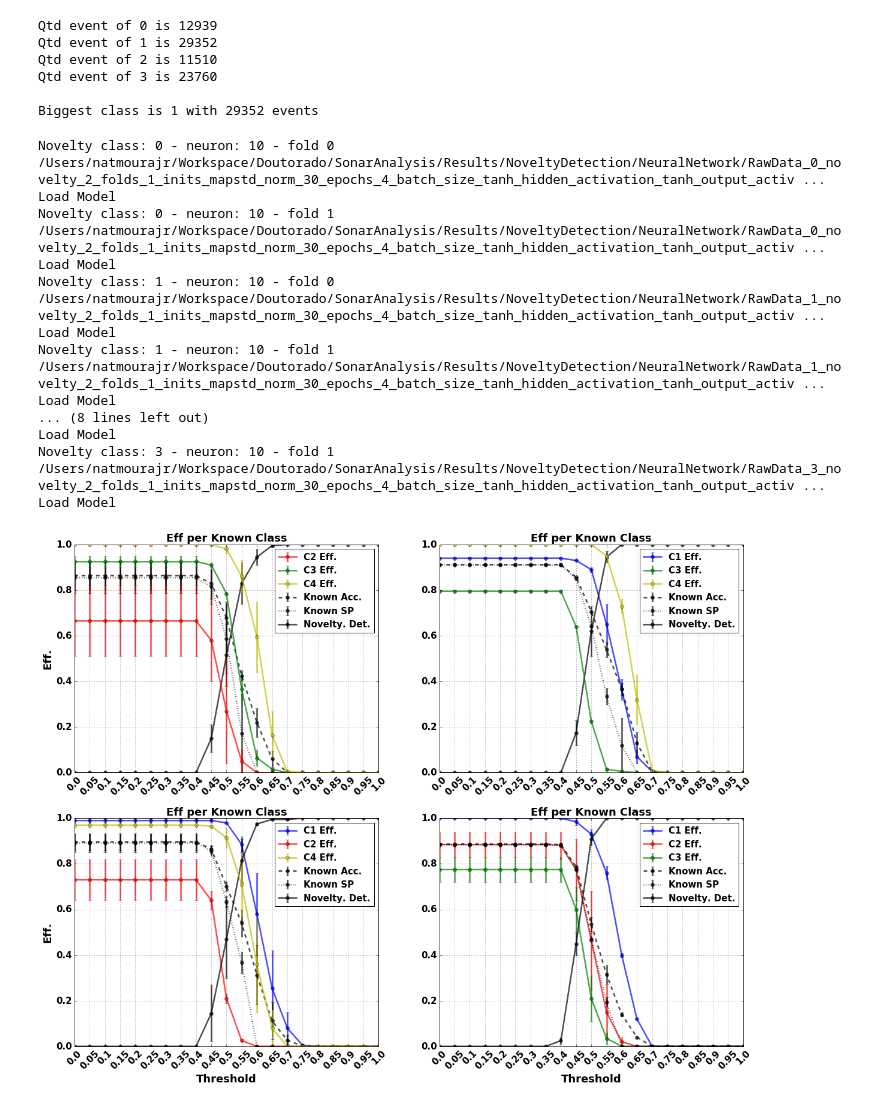
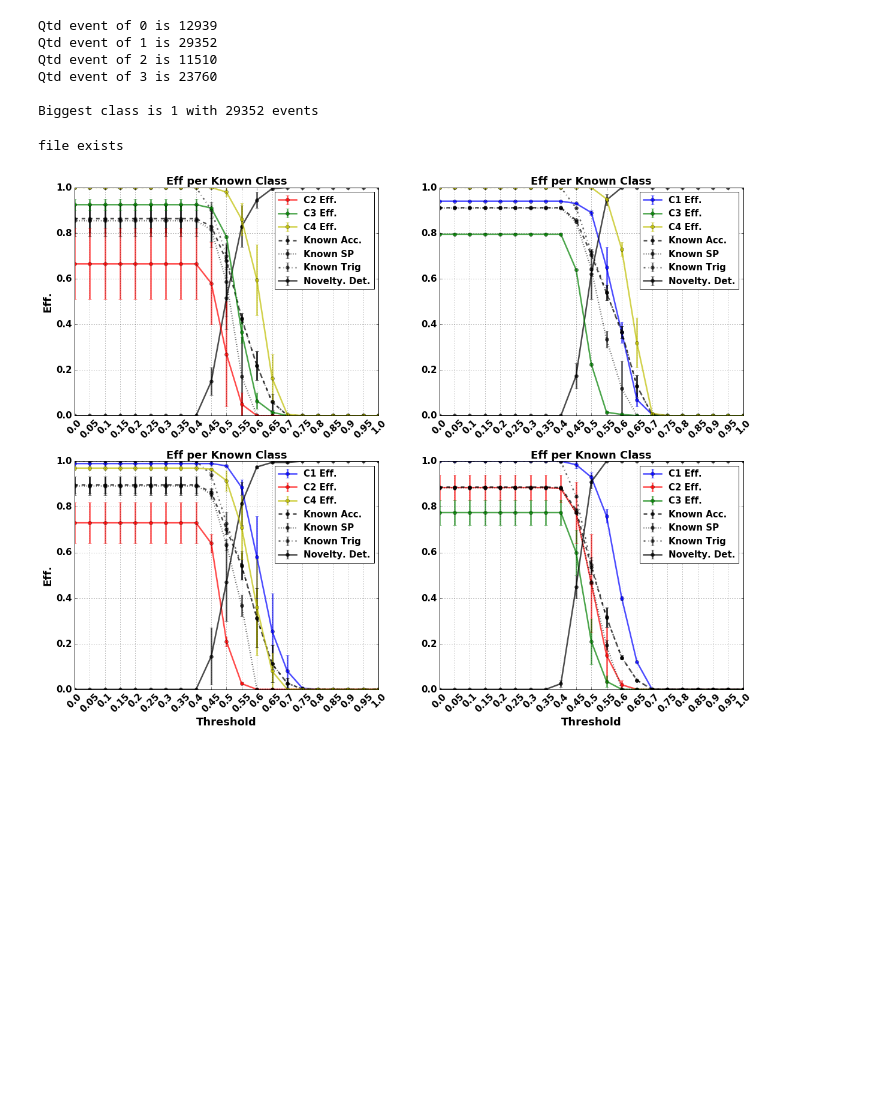
Before and after one commit to natmourajr/SonarAnalysis, a Jupyter notebook: Packages/NoveltyDetection/NeuralNetwork/RawDataNeuralNetwork.ipynb, the cells around one changed output. Saved outputs shown, nothing was run; the diff lists cells and outputs as text; code cells hidden in the pictures; blank space fills up the shorter version.

Commit message:
add a new figure-of-merit

```diff
--- a/Packages/NoveltyDetection/NeuralNetwork/RawDataNeuralNetwork.ipynb
+++ b/Packages/NoveltyDetection/NeuralNetwork/RawDataNeuralNetwork.ipynb
@@ -344,6 +344,7 @@ if not os.path.exists(analysis_file_name):
     novelty_eff_mat = np.zeros([n_folds,len(np.unique(all_trgt)),len(thr_mat)])
     known_acc_mat = np.zeros([n_folds,len(np.unique(all_trgt)),len(thr_mat)])
     known_sp_mat = np.zeros([n_folds,len(np.unique(all_trgt)),len(thr_mat)])
+    known_trig_mat = np.zeros([n_folds,len(np.unique(all_trgt)),len(thr_mat)])
 
     for inovelty, novelty_class in enumerate(np.unique(trgt)):
         trn_data = all_data[all_trgt!=novelty_class]
@@ -374,11 +375,12 @@ if not os.path.exists(analysis_file_name):
                 known_acc_mat[ifold, inovelty, ithr] = np.mean(buff,axis=0)
                 known_sp_mat[ifold, inovelty, ithr]= (np.sqrt(np.mean(buff,axis=0)
                                                               *np.power(np.prod(buff),1./float(len(buff)))))
-    joblib.dump([class_eff_mat, novelty_eff_mat, known_acc_mat, known_sp_mat, thr_mat],
+                known_trig_mat[ifold, inovelty, ithr]=float(sum(np.max(output,axis=1)>thr_value))/float(len(output))
+    joblib.dump([class_eff_mat, novelty_eff_mat, known_acc_mat, known_sp_mat, known_trig_mat, thr_mat],
                 analysis_file_name,compress=9)
 else:
     print 'file exists'
-    [class_eff_mat, novelty_eff_mat, known_acc_mat, known_sp_mat, thr_mat] = joblib.load(analysis_file_name)
+    [class_eff_mat, novelty_eff_mat, known_acc_mat, known_sp_mat, known_trig_mat, thr_mat] = joblib.load(analysis_file_name)
 
 # plot analysis
 import matplotlib.pyplot as plt
@@ -405,48 +407,36 @@ for inovelty, novelty_class in enumerate(np.unique(all_trgt)):
                         label='Novelty. Det.')
             ax.errorbar(thr_mat,np.mean(known_acc_mat[:,int(novelty_class),:],axis=0),
                         np.std(known_acc_mat[:,int(novelty_class),:],axis=0),fmt='o--',
                         color='k',alpha=0.7,linewidth=2.5,
                         label='Known Acc.')
             ax.errorbar(thr_mat,np.mean(known_sp_mat[:,int(novelty_class),:],axis=0),
                         np.std(known_sp_mat[:,int(novelty_class),:],axis=0),fmt='o:',
                         color='k',alpha=0.7,linewidth=2.5,
                         label='Known SP')
+            ax.errorbar(thr_mat,np.mean(known_trig_mat[:,int(novelty_class),:],axis=0),
+                        np.std(known_trig_mat[:,int(novelty_class),:],axis=0),fmt='o-.',
+                        color='k',alpha=0.6,linewidth=2.5,
+                        label='Known Trig')
         else:
             ax.errorbar(thr_mat,np.mean(class_eff_mat[:,int(novelty_class),int(m_class),:],axis=0),
                         np.std(class_eff_mat[:,int(novelty_class),int(m_class),:],axis=0),fmt='o-',
                         color=m_colors[int(m_class)],alpha=0.7,linewidth=2.5,
                        label='C%i Eff.'%(int(m_class)+1))
     ax.set_xticks(thr_mat)
     ax.set_xticklabels(thr_mat,rotation=45)
     ax.set_title('Eff per Known Class',fontsize=18,weight='bold')
     ax.set_xlim([np.min(thr_mat), np.max(thr_mat)])
     ax.grid()
 
     if inovelty > 1:
         ax.set_xlabel('Threshold',fontsize=18,weight='bold')
     if inovelty == 0 or inovelty == 2:
         ax.set_ylabel('Eff.',fontsize=18,weight='bold')
 
     handles, labels = ax.get_legend_handles_labels()
     # sort both labels and handles by labels
     labels, handles = zip(*sorted(zip(labels, handles), key=lambda t: t[0]))
     ax.legend(handles, labels, ncol=1)
 # %% [output]
-Novelty class: 0 - neuron: 10 - fold 0
-/Users/natmourajr/Workspace/Doutorado/SonarAnalysis/Results/NoveltyDetection/NeuralNetwork/RawData_0_novelty_2_folds_1_inits_mapstd_norm_30_epochs_4_batch_size_tanh_hidden_activation_tanh_output_activ ...
-Load Model
-Novelty class: 0 - neuron: 10 - fold 1
-/Users/natmourajr/Workspace/Doutorado/SonarAnalysis/Results/NoveltyDetection/NeuralNetwork/RawData_0_novelty_2_folds_1_inits_mapstd_norm_30_epochs_4_batch_size_tanh_hidden_activation_tanh_output_activ ...
-Load Model
-Novelty class: 1 - neuron: 10 - fold 0
-/Users/natmourajr/Workspace/Doutorado/SonarAnalysis/Results/NoveltyDetection/NeuralNetwork/RawData_1_novelty_2_folds_1_inits_mapstd_norm_30_epochs_4_batch_size_tanh_hidden_activation_tanh_output_activ ...
-Load Model
-Novelty class: 1 - neuron: 10 - fold 1
-/Users/natmourajr/Workspace/Doutorado/SonarAnalysis/Results/NoveltyDetection/NeuralNetwork/RawData_1_novelty_2_folds_1_inits_mapstd_norm_30_epochs_4_batch_size_tanh_hidden_activation_tanh_output_activ ...
-Load Model
-... (8 lines left out)
-Load Model
-Novelty class: 3 - neuron: 10 - fold 1
-/Users/natmourajr/Workspace/Doutorado/SonarAnalysis/Results/NoveltyDetection/NeuralNetwork/RawData_3_novelty_2_folds_1_inits_mapstd_norm_30_epochs_4_batch_size_tanh_hidden_activation_tanh_output_activ ...
-Load Model
+file exists
-[figure, old version]
+[figure, new version]
```
Also changed, not shown: parts of 1 cell of this notebook.
